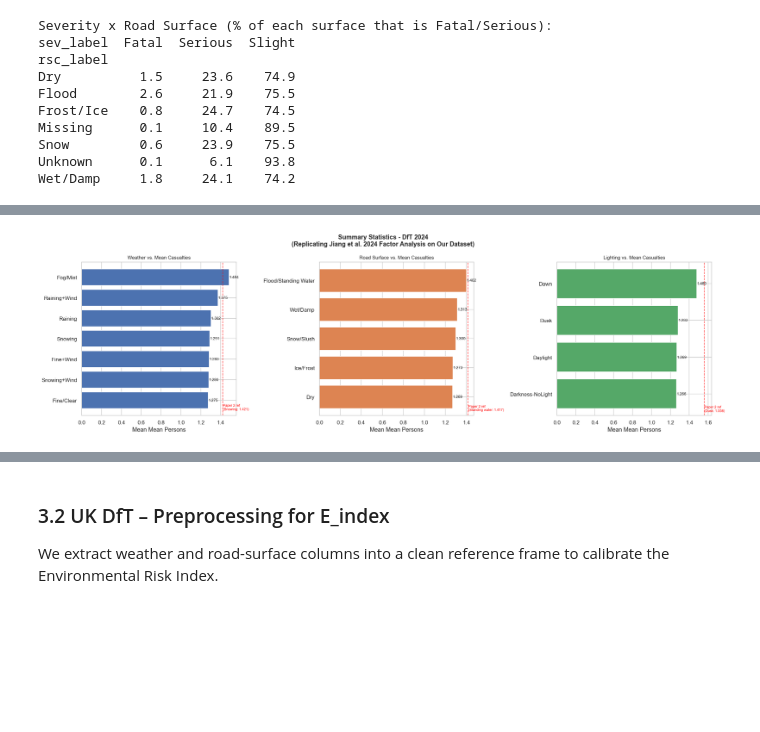
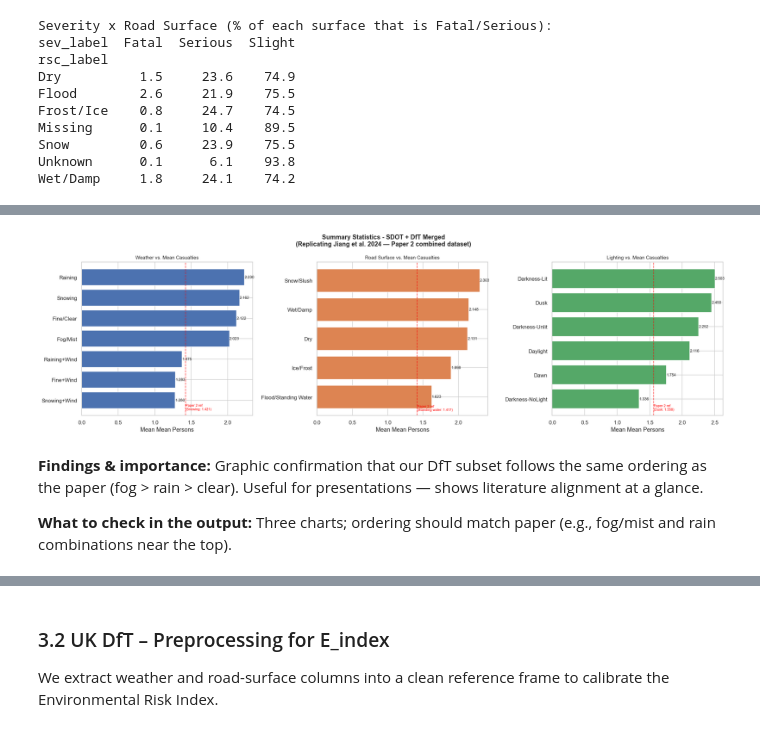
Before and after one commit to afolabi-adesina-m/Smart-Shield-AI, a Jupyter notebook: notebooks/capstone_with_results.ipynb, the cells around one changed output, grey strips where cells are left out. Saved outputs shown, nothing was run; the diff lists cells and outputs as text; code cells hidden in the pictures; blank space fills up the shorter version.

```diff
--- a/notebooks/capstone_with_results.ipynb
+++ b/notebooks/capstone_with_results.ipynb
@@ -842,42 +1683,34 @@ condition on the combined SDOT+DfT dataset.  We reproduce those tables on our
 # %%
-# ── Reproduce Paper 2 summary tables (Tables 2, 3, 4) ────────────────────────
-WEATHER_LABELS = {1:"Fine/Clear", 2:"Raining", 3:"Snowing", 4:"Fine+Wind",
-                  5:"Raining+Wind", 6:"Snowing+Wind", 7:"Fog/Mist"}
-RSC_LABELS     = {1:"Dry", 2:"Wet/Damp", 3:"Snow/Slush",
-                  4:"Ice/Frost", 5:"Flood/Standing Water"}
-LIGHT_LABELS   = {1:"Daylight", 2:"Darkness-Lit", 3:"Darkness-Unlit",
-                  4:"Darkness-NoLight", 5:"Dusk", 6:"Dawn"}
-
-dft_stats = dft[["weather_conditions","road_surface_conditions","light_conditions",
-                  "collision_severity","number_of_casualties","number_of_vehicles"]].copy()
-
-dft_stats = dft_stats[
-    dft_stats["weather_conditions"].isin(WEATHER_LABELS.keys()) &
-    dft_stats["road_surface_conditions"].isin(RSC_LABELS.keys()) &
-    dft_stats["light_conditions"].isin(LIGHT_LABELS.keys())
-].copy()
-
-dft_stats["weather_label"] = dft_stats["weather_conditions"].map(WEATHER_LABELS)
-dft_stats["rsc_label"]     = dft_stats["road_surface_conditions"].map(RSC_LABELS)
-dft_stats["light_label"]   = dft_stats["light_conditions"].map(LIGHT_LABELS)
+# ── Reproduce Paper 2 summary tables (Tables 2, 3, 4) on SDOT+DfT merged data ─
+# Uses df_paper2_merged from Section 2.2 (not UK-only — aligns with published means).
 
 def summary_table(df, group_col, label=""):
+    """Group-by mean casualties & vehicles; sorted by Mean_Persons descending."""
     return (df.groupby(group_col)
-              .agg(Mean_Persons =("number_of_casualties","mean"),
-                   Mean_Vehicles=("number_of_vehicles","mean"),
-                   Count        =("number_of_casualties","size"))
+              .agg(Mean_Persons =("number_of_casualties", "mean"),
+                   Mean_Vehicles=("number_of_vehicles", "mean"),
+                   Count        =("number_of_casualties", "size"))
               .sort_values("Mean_Persons", ascending=False)
               .round(3))
+
+# Primary replication frame: merged SDOT + DfT (Paper 2 population)
+dft_stats = df_paper2_merged.copy()
 
 tbl_weather = summary_table(dft_stats, "weather_label")
 tbl_rsc     = summary_table(dft_stats, "rsc_label")
 tbl_light   = summary_table(dft_stats, "light_label")
 
-print(f"Filtered rows: {len(dft_stats):,}")
+print(f"Paper 2 merged rows: {len(dft_stats):,}")
+print(f"  (SDOT: {(dft_stats['source']=='SDOT').sum():,}  |  DfT: {(dft_stats['source']=='DfT').sum():,})")
 print("\n=== TABLE A: Weather vs. Mean Casualties (Paper 2 Table 2) ===")
 print(tbl_weather.to_string())
 print("\n=== TABLE B: Road Surface vs. Mean Casualties (Paper 2 Table 3) ===")
 print(tbl_rsc.to_string())
 print("\n=== TABLE C: Lighting vs. Mean Casualties (Paper 2 Table 4) ===")
 print(tbl_light.to_string())
+
+# Optional: UK-only slice for comparison (shows why SDOT merge was needed)
+print("\n--- UK DfT ONLY (for comparison — means differ from paper) ---")
+uk_stats = df_paper2_merged[df_paper2_merged["source"] == "DfT"]
+print(summary_table(uk_stats, "weather_label")[["Mean_Persons"]].head(5).to_string())
 # %% [output]
@@ -901,34 +1744,39 @@ Darkness-NoLight         1.266          1.806  19825
 # %%
 # ── Visualise Tables A / B / C with Paper 2 reference lines ──────────────────
+# Red dashed lines = published Paper 2 means; bars = our SDOT+DfT merged replication.
 fig, axes = plt.subplots(1, 3, figsize=(20, 6))
-fig.suptitle("Summary Statistics - DfT 2024\n"
-             "(Replicating Jiang et al. 2024 Factor Analysis on Our Dataset)",
+fig.suptitle("Summary Statistics - SDOT + DfT Merged\n"
+             "(Replicating Jiang et al. 2024 — Paper 2 combined dataset)",
              fontsize=13, fontweight="bold")
 
 def bar_ref(ax, df, col, title, ref_label=None, ref_val=None, color="#4C72B0"):
     vals   = df[col].values
     labels = df.index.tolist()
     bars   = ax.barh(labels, vals, color=color)
     ax.set_title(title, fontsize=10)
     ax.set_xlabel("Mean " + col.replace("_", " "))
     ax.invert_yaxis()
     for bar, val in zip(bars, vals):
         ax.text(val + 0.002, bar.get_y() + bar.get_height()/2,
                 f"{val:.3f}", va="center", fontsize=8)
     if ref_val is not None:
         ax.axvline(ref_val, color="red", linestyle="--", linewidth=1.2, alpha=0.7)
         ax.text(ref_val + 0.003, len(df) - 0.5,
                 f"Paper 2 ref\n({ref_label}: {ref_val})",
                 color="red", fontsize=7, va="bottom")
 
 bar_ref(axes[0], tbl_weather, "Mean_Persons", "Weather vs. Mean Casualties",
         ref_label="Snowing", ref_val=1.421, color="#4C72B0")
 bar_ref(axes[1], tbl_rsc,     "Mean_Persons", "Road Surface vs. Mean Casualties",
         ref_label="Standing water", ref_val=1.417, color="#DD8452")
 bar_ref(axes[2], tbl_light,   "Mean_Persons", "Lighting vs. Mean Casualties",
         ref_label="Dusk", ref_val=1.558, color="#55A868")
 
 plt.tight_layout()
 plt.show()
 # %% [output]
-[figure, old version]
+[figure, new version]
+# %% [markdown]
+**Findings & importance:** Graphic confirmation that our DfT subset follows the same ordering as the paper (fog > rain > clear). Useful for presentations — shows literature alignment at a glance.
+
+**What to check in the output:** Three charts; ordering should match paper (e.g., fog/mist and rain combinations near the top).
```
Also changed, not shown: parts of 204 cells of this notebook, 23 other files.
